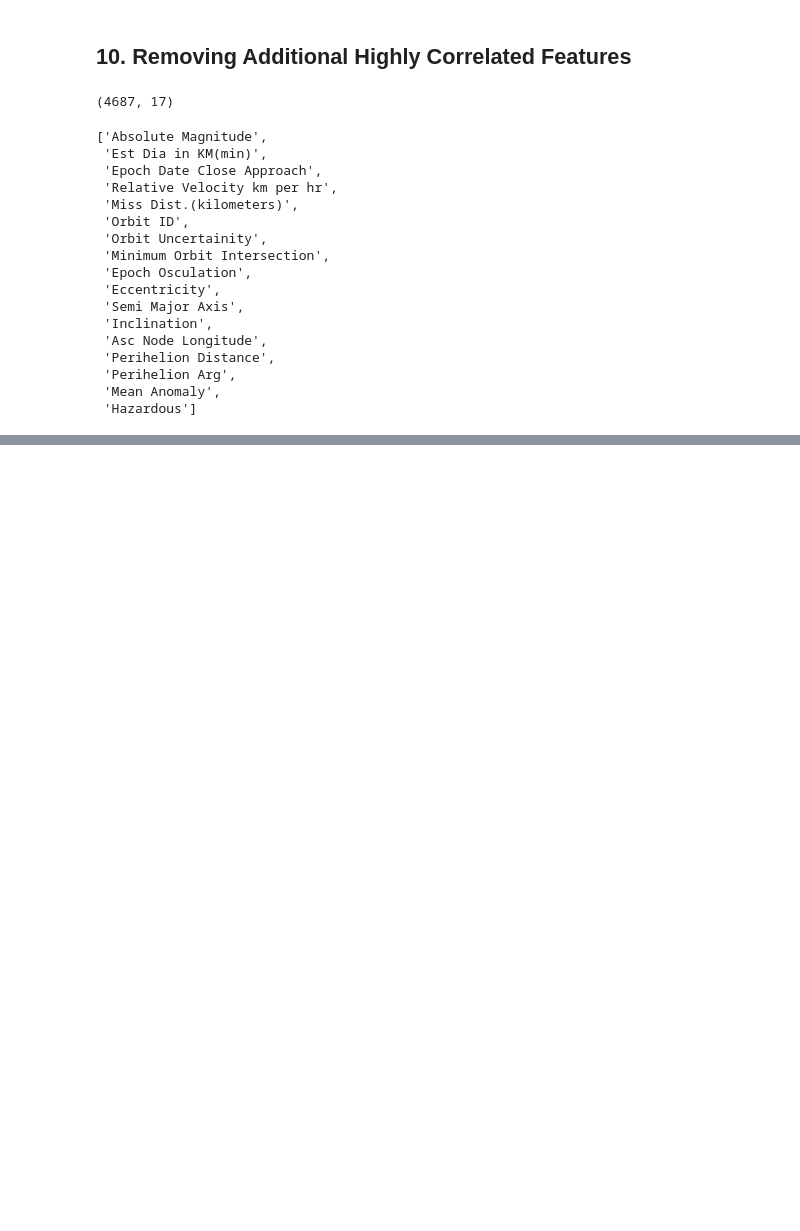
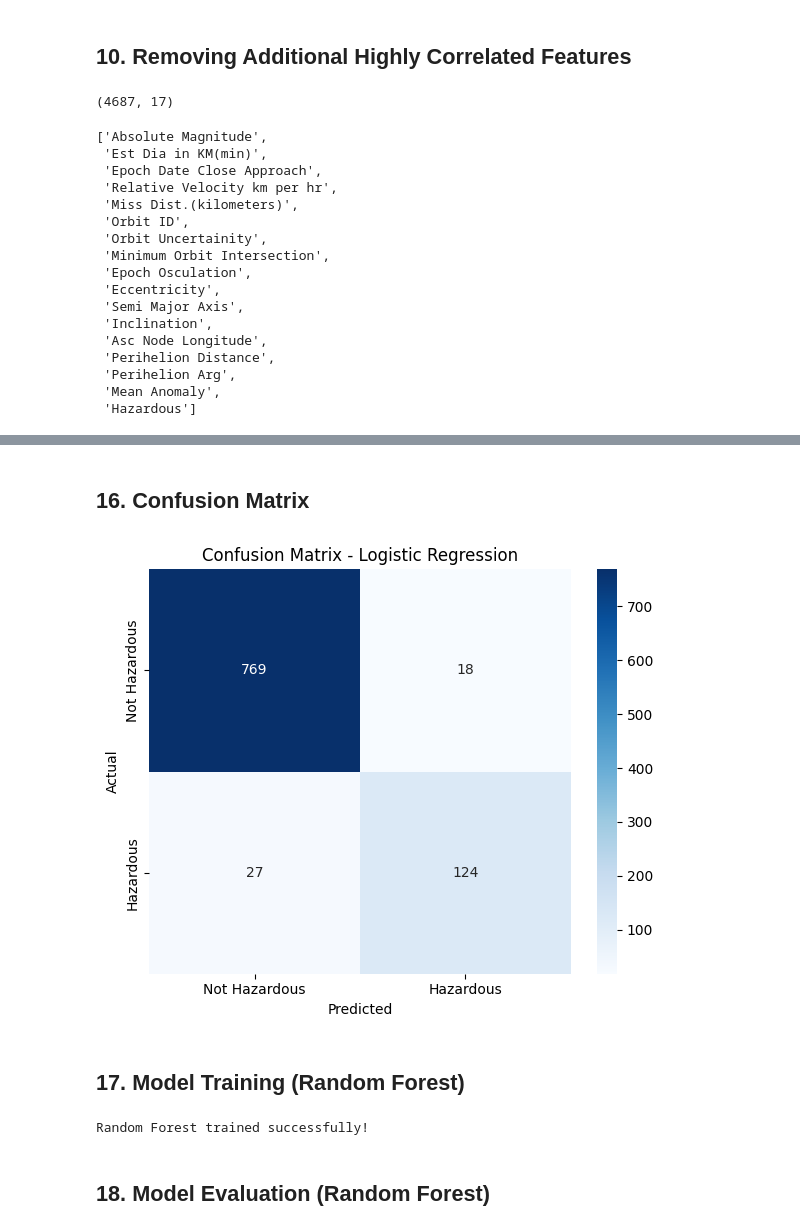
Before and after one commit to roza70/weekend-ml-projects, a Jupyter notebook: 03-asteroid-classifier/03-asteroid-classifier.ipynb, the cells around one changed output, grey strips where cells are left out. Cells and saved outputs as stored; diff of their text form; code cells hidden in the pictures; blank space fills up the shorter version.

```diff
--- a/03-asteroid-classifier/03-asteroid-classifier.ipynb
+++ b/03-asteroid-classifier/03-asteroid-classifier.ipynb
@@ -258,0 +261,8 @@ df_clean.columns.tolist()
+# %%
+# Separate features (X) and target (y)
+X = df_clean.drop(columns=['Hazardous'])
+y = df_clean['Hazardous']
+
+# Confirm shapes
+print(X.shape)
+print(y.shape)
@@ -258,0 +309,21 @@ df_clean.columns.tolist()
+# %%
+# Train the model
+from sklearn.linear_model import LogisticRegression
+model = LogisticRegression(random_state=42)
+model.fit(X_train_scaled, y_train)
+print("Model trained successfully!")
+
+# Evaluate the model
+from sklearn.metrics import accuracy_score, precision_score, recall_score, classification_report
+
+y_pred = model.predict(X_test_scaled)
+
+accuracy = accuracy_score(y_test, y_pred)
+precision = precision_score(y_test, y_pred)
+recall = recall_score(y_test, y_pred)
+
+print(f"Accuracy: {accuracy:.4f}")
+print(f"Precision: {precision:.4f}")
+print(f"Recall: {recall:.4f}")
+print("\nFull Classification Report:")
+print(classification_report(y_test, y_pred))
@@ -258,0 +345,35 @@ df_clean.columns.tolist()
+# %% [markdown]
+## 16. Confusion Matrix
+# %%
+from sklearn.metrics import confusion_matrix
+
+cm = confusion_matrix(y_test, y_pred)
+
+plt.figure(figsize=(6, 5))
+sns.heatmap(cm, annot=True, fmt='d', cmap='Blues',
+            xticklabels=['Not Hazardous', 'Hazardous'],
+            yticklabels=['Not Hazardous', 'Hazardous'])
+plt.xlabel('Predicted')
+plt.ylabel('Actual')
+plt.title('Confusion Matrix - Logistic Regression')
+plt.savefig('/kaggle/working/confusion_matrix_lr.png', dpi=150, bbox_inches='tight')
+plt.tight_layout()
+plt.show()
+# %% [output]
+[figure, added]
+# %% [markdown]
+## 17. Model Training (Random Forest)
+# %%
+# Import Random Forest classifier
+from sklearn.ensemble import RandomForestClassifier
+
+# Create and train the model
+# class_weight='balanced' tells the model to pay more attention to the minority class (Hazardous)
+rf_model = RandomForestClassifier(random_state=42, class_weight='balanced')
+rf_model.fit(X_train, y_train)
+
+print("Random Forest trained successfully!")
+# %% [output]
+Random Forest trained successfully!
+# %% [markdown]
+## 18. Model Evaluation (Random Forest)
```
Also changed, not shown: parts of 21 cells of this notebook, 5 other files.
